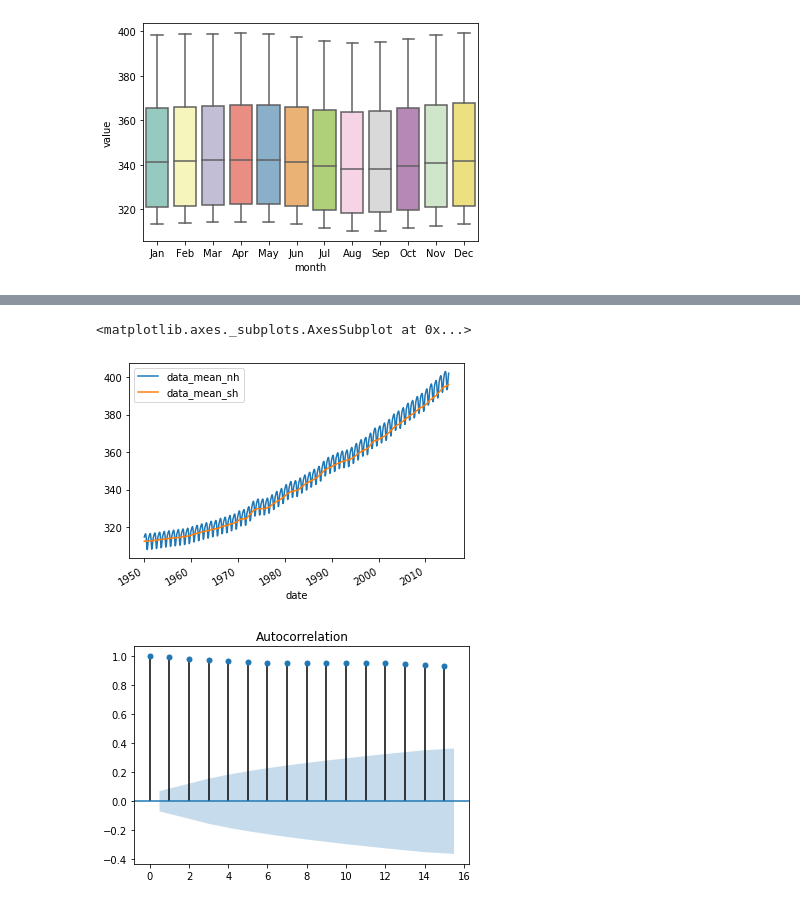
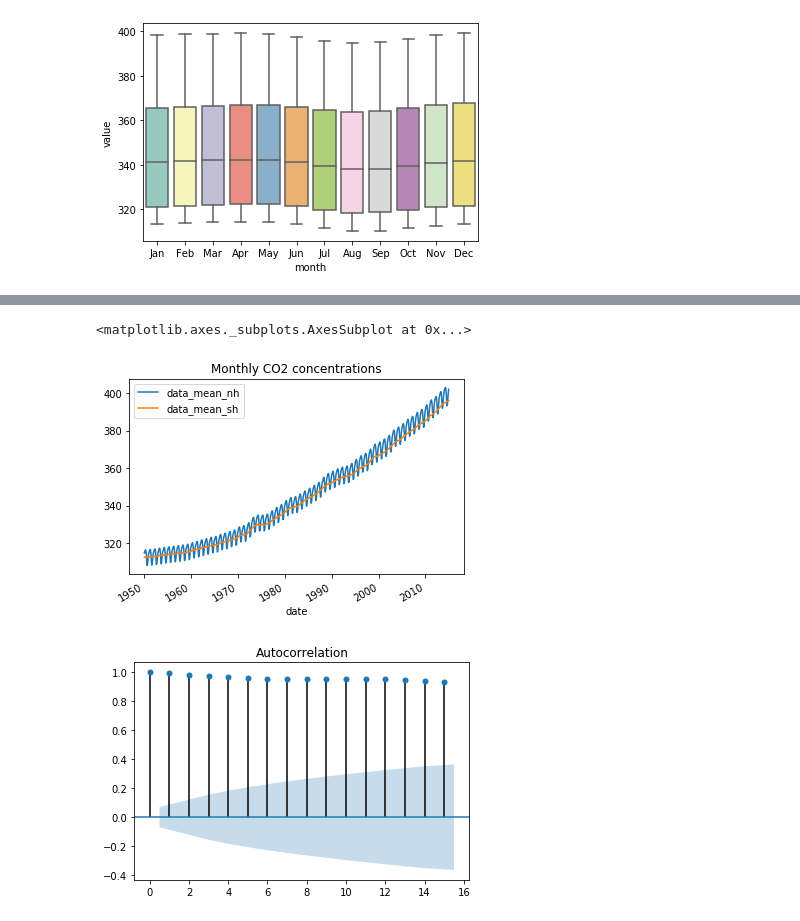
Before and after one commit to Squaess/TimeSeries, a Jupyter notebook: lab1/lab1.ipynb, the cells around one changed output, grey strips where cells are left out. Drawn from its saved outputs; the diff is of its cells as text; code cells hidden in the pictures.

```diff
--- a/lab1/lab1.ipynb
+++ b/lab1/lab1.ipynb
@@ -129,10 +144,10 @@ ax.legend(handles, labels, bbox_to_anchor=(1.05, 1), loc='upper left', borderaxe
 from statsmodels.graphics.tsaplots import plot_acf
 # %%
 df_nh_sh = df.loc[:, ["data_mean_nh", "data_mean_sh"]]
-df_nh_sh.plot()
+df_nh_sh.plot(title = "Monthly CO2 concentrations")
 # %% [output]
 <matplotlib.axes._subplots.AxesSubplot at 0x...>
-[figure, old version]
+[figure, new version]
 # %%
 # for i in range(1,16):
 plot_acf(df_nh_sh['data_mean_nh'], lags=15)
```
Also changed, not shown: parts of 6 cells of this notebook.
